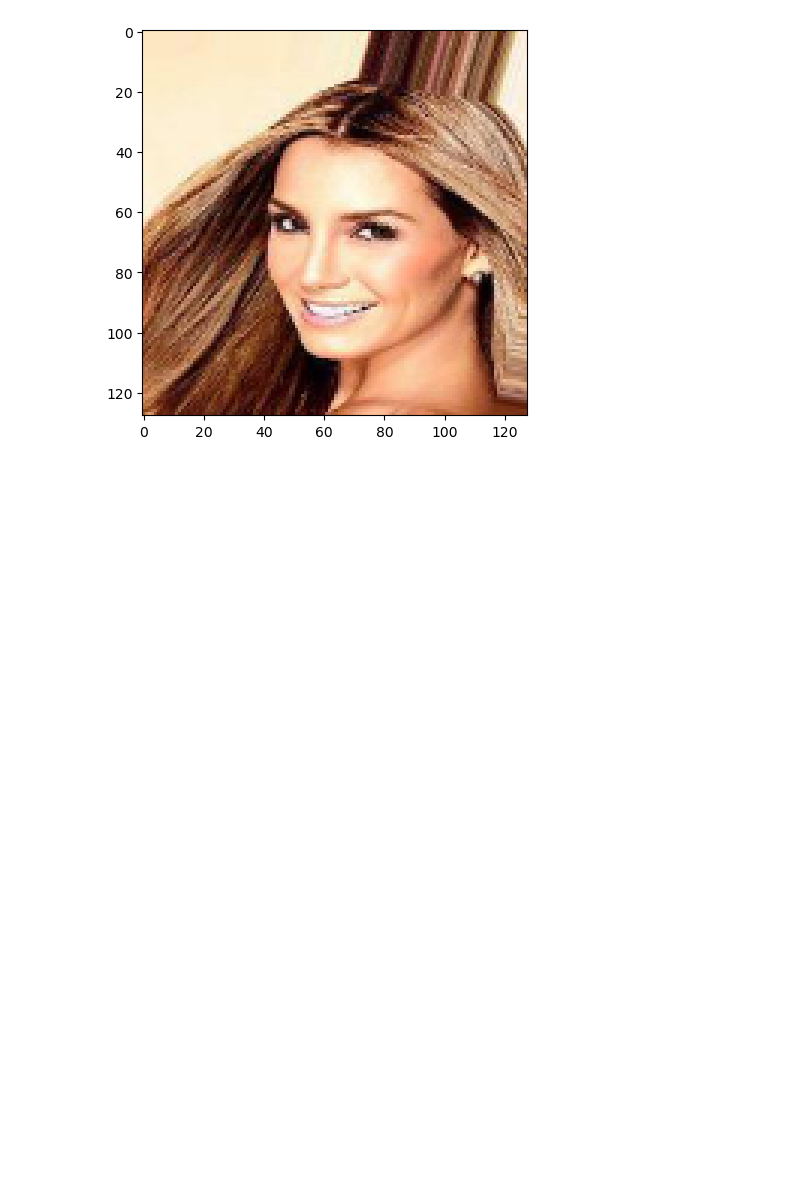
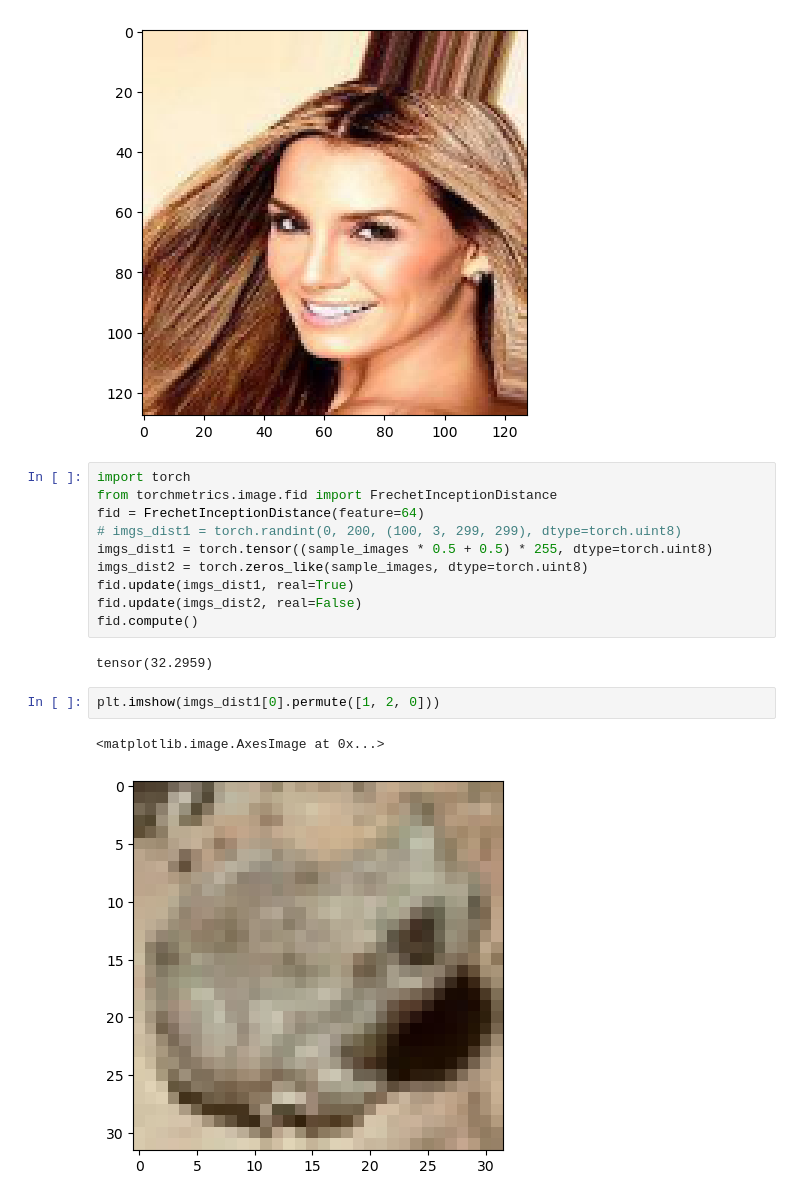
Before and after one commit to SKholkin/ODE_SDE_models_paired_learning, a Jupyter notebook: sandbox.ipynb, the cells around one changed output. Cells and saved outputs as stored; diff of their text form; blank space fills up the shorter version.

```diff
--- a/sandbox.ipynb
+++ b/sandbox.ipynb
@@ -93,3 +93,20 @@ plt.imshow(torch.tensor(celeba_train[0][0]).permute([1, 2, 0]) * 0.5 + 0.5)
 # %% [output]
 <matplotlib.image.AxesImage at 0x...>
 [figure]
+# %%
+import torch
+from torchmetrics.image.fid import FrechetInceptionDistance
+fid = FrechetInceptionDistance(feature=64)
+# imgs_dist1 = torch.randint(0, 200, (100, 3, 299, 299), dtype=torch.uint8)
+imgs_dist1 = torch.tensor((sample_images * 0.5 + 0.5) * 255, dtype=torch.uint8)
+imgs_dist2 = torch.zeros_like(sample_images, dtype=torch.uint8)
+fid.update(imgs_dist1, real=True)
+fid.update(imgs_dist2, real=False)
+fid.compute()
+# %% [output]
+tensor(32.2959)
+# %%
+plt.imshow(imgs_dist1[0].permute([1, 2, 0]))
+# %% [output]
+<matplotlib.image.AxesImage at 0x...>
+[figure, added]
```
Also changed, not shown: 4 other files.
